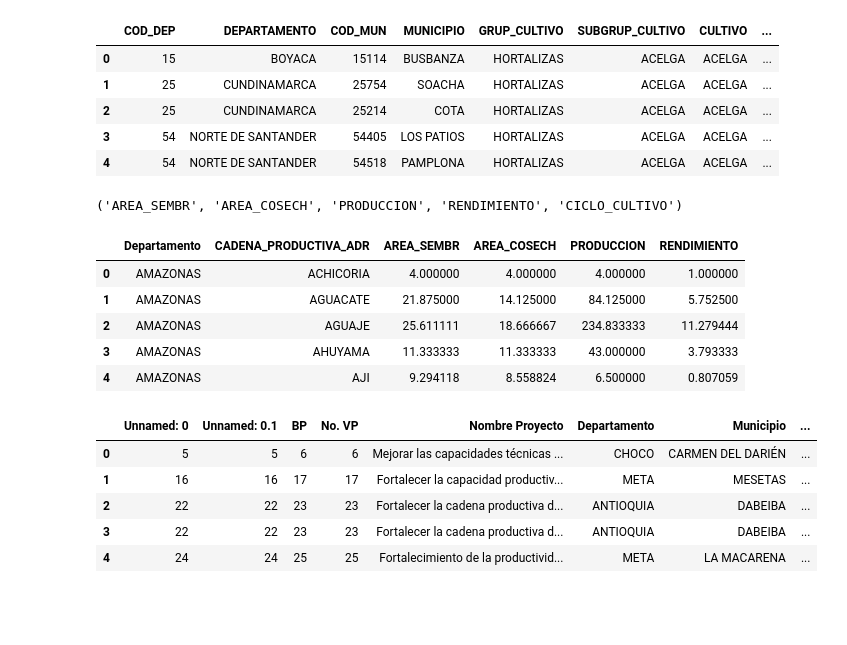
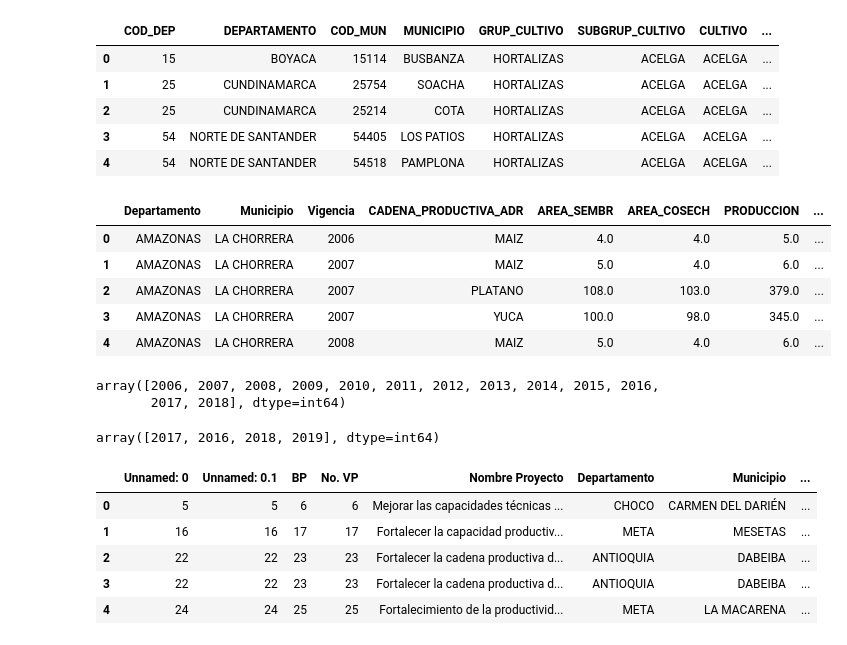
Before and after one commit to ds4a-team-envigado/project, a Jupyter notebook: Dashboard/VERSION 2/Data Match.ipynb, the cells around one changed output. Saved outputs shown, nothing was run; the diff lists cells and outputs as text; code cells hidden in the pictures; blank space fills up the shorter version.

```diff
--- a/Dashboard/VERSION 2/Data Match.ipynb
+++ b/Dashboard/VERSION 2/Data Match.ipynb
@@ -179,19 +135,24 @@ EVA.head()
 | 2 | 25 | CUNDINAMARCA | 25214 | COTA | HORTALIZAS | ACELGA | ACELGA | ... |
 | 3 | 54 | NORTE DE SANTANDER | 54405 | LOS PATIOS | HORTALIZAS | ACELGA | ACELGA | ... |
 | 4 | 54 | NORTE DE SANTANDER | 54518 | PAMPLONA | HORTALIZAS | ACELGA | ACELGA | ... |
-# %%
-'AREA_SEMBR','AREA_COSECH','PRODUCCION','RENDIMIENTO','CICLO_CULTIVO'
-# %% [output]
-('AREA_SEMBR', 'AREA_COSECH', 'PRODUCCION', 'RENDIMIENTO', 'CICLO_CULTIVO')
 # %%
-EVA2 = EVA.groupby(['DEPARTAMENTO','CADENA_PRODUCTIVA_ADR'])[['AREA_SEMBR','AREA_COSECH','PRODUCCION','RENDIMIENTO']].mean().reset_index()
-EVA2.columns = ['Departamento','CADENA_PRODUCTIVA_ADR','AREA_SEMBR','AREA_COSECH','PRODUCCION','RENDIMIENTO']
+EVA2 = EVA.groupby(['DEPARTAMENTO','MUNICIPIO','YEAR','CADENA_PRODUCTIVA_ADR'])[['AREA_SEMBR','AREA_COSECH','PRODUCCION','RENDIMIENTO']].mean().reset_index()
+EVA2.columns = ['Departamento','Municipio','Vigencia','CADENA_PRODUCTIVA_ADR','AREA_SEMBR','AREA_COSECH','PRODUCCION','RENDIMIENTO']
 EVA2.head()
 # %% [output]
-|  | Departamento | CADENA_PRODUCTIVA_ADR | AREA_SEMBR | AREA_COSECH | PRODUCCION | RENDIMIENTO |
-| 0 | AMAZONAS | ACHICORIA | 4.000000 | 4.000000 | 4.000000 | 1.000000 |
-| 1 | AMAZONAS | AGUACATE | 21.875000 | 14.125000 | 84.125000 | 5.752500 |
-| 2 | AMAZONAS | AGUAJE | 25.611111 | 18.666667 | 234.833333 | 11.279444 |
-| 3 | AMAZONAS | AHUYAMA | 11.333333 | 11.333333 | 43.000000 | 3.793333 |
-| 4 | AMAZONAS | AJI | 9.294118 | 8.558824 | 6.500000 | 0.807059 |
+|  | Departamento | Municipio | Vigencia | CADENA_PRODUCTIVA_ADR | AREA_SEMBR | AREA_COSECH | PRODUCCION | ... |
+| 0 | AMAZONAS | LA CHORRERA | 2006 | MAIZ | 4.0 | 4.0 | 5.0 | ... |
+| 1 | AMAZONAS | LA CHORRERA | 2007 | MAIZ | 5.0 | 4.0 | 6.0 | ... |
+| 2 | AMAZONAS | LA CHORRERA | 2007 | PLATANO | 108.0 | 103.0 | 379.0 | ... |
+| 3 | AMAZONAS | LA CHORRERA | 2007 | YUCA | 100.0 | 98.0 | 345.0 | ... |
+| 4 | AMAZONAS | LA CHORRERA | 2008 | MAIZ | 5.0 | 4.0 | 6.0 | ... |
+# %%
+EVA['YEAR'].unique()
+# %% [output]
+array([2006, 2007, 2008, 2009, 2010, 2011, 2012, 2013, 2014, 2015, 2016,
+       2017, 2018], dtype=int64)
+# %%
+new_df_PIDAR['Vigencia'].unique()
+# %% [output]
+array([2017, 2016, 2018, 2019], dtype=int64)
 # %%
```
Also changed, not shown: parts of 11 cells of this notebook.
